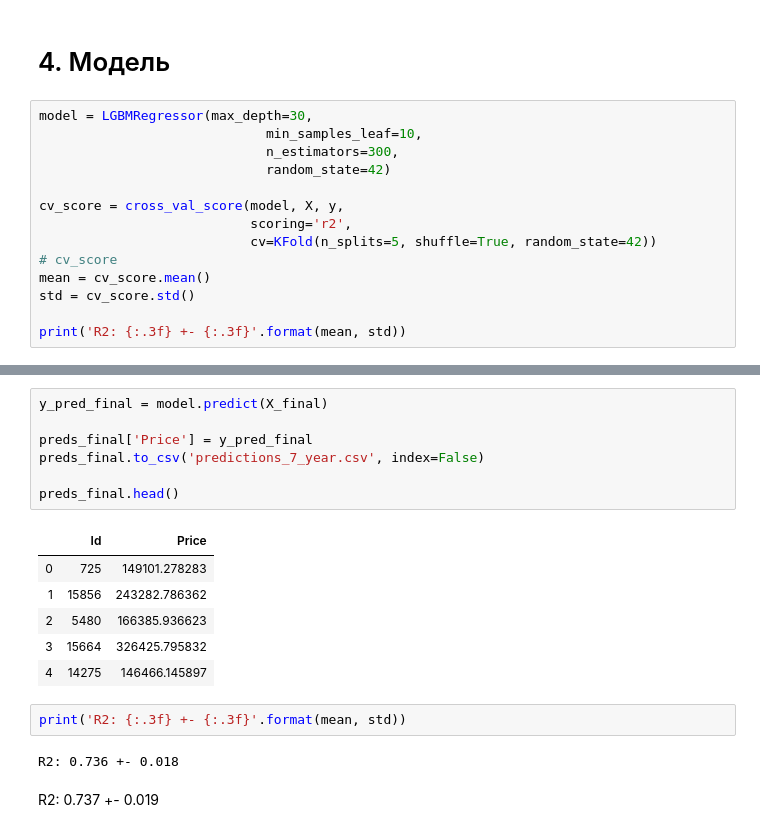
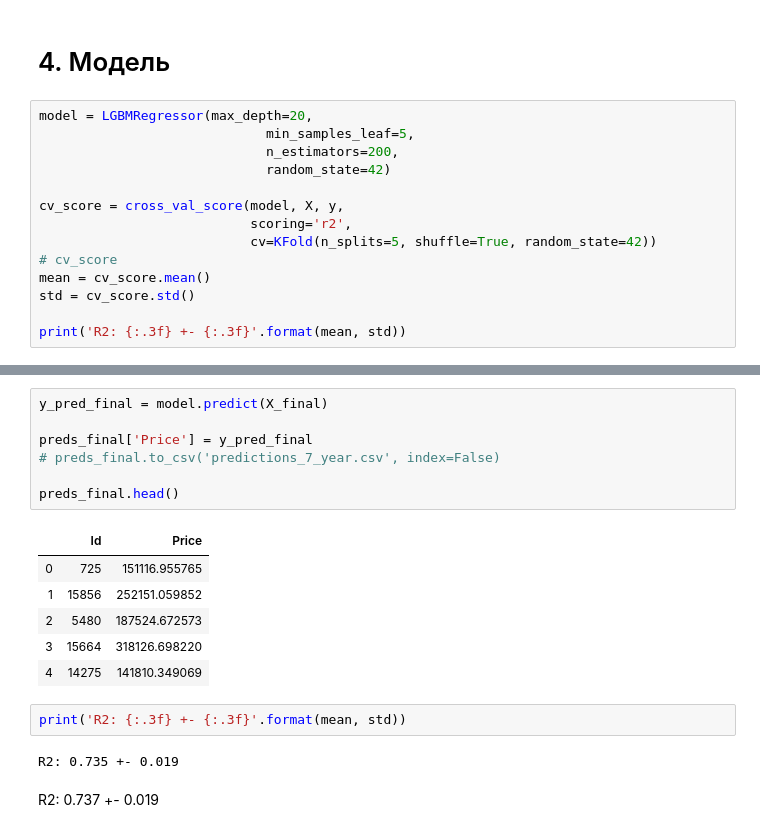
Before and after one commit to stureiko/GeekBrains, a Jupyter notebook: DataLibraries/CourseProject/RE-predict.ipynb, the cells around one changed output, grey strips where cells are left out. Drawn from its saved outputs; the diff is of its cells as text.

```diff
--- a/DataLibraries/CourseProject/RE-predict.ipynb
+++ b/DataLibraries/CourseProject/RE-predict.ipynb
@@ -486,9 +489,9 @@ X_final = X_final[remain_features]
 # %% [markdown]
 # 4. Модель
 # %%
-model = LGBMRegressor(max_depth=30,
-                             min_samples_leaf=10,
-                             n_estimators=300,
+model = LGBMRegressor(max_depth=20,
+                             min_samples_leaf=5,
+                             n_estimators=200,
                              random_state=42)
 
 cv_score = cross_val_score(model, X, y,
@@ -534,20 +537,20 @@ plot_feature_importances(importances = model.feature_importances_, X=X)
 # %%
 y_pred_final = model.predict(X_final)
 
 preds_final['Price'] = y_pred_final
-preds_final.to_csv('predictions_7_year.csv', index=False)
+# preds_final.to_csv('predictions_7_year.csv', index=False)
 
 preds_final.head()
 # %% [output]
 |  | Id | Price |
-| 0 | 725 | 149101.278283 |
-| 1 | 15856 | 243282.786362 |
-| 2 | 5480 | 166385.936623 |
-| 3 | 15664 | 326425.795832 |
-| 4 | 14275 | 146466.145897 |
+| 0 | 725 | 151116.955765 |
+| 1 | 15856 | 252151.059852 |
+| 2 | 5480 | 187524.672573 |
+| 3 | 15664 | 318126.698220 |
+| 4 | 14275 | 141810.349069 |
 # %%
 print('R2: {:.3f} +- {:.3f}'.format(mean, std))
 # %% [output]
-R2: 0.736 +- 0.018
+R2: 0.735 +- 0.019
 # %% [markdown]
 R2: 0.737 +- 0.019
```
Also changed, not shown: parts of 9 cells of this notebook.
